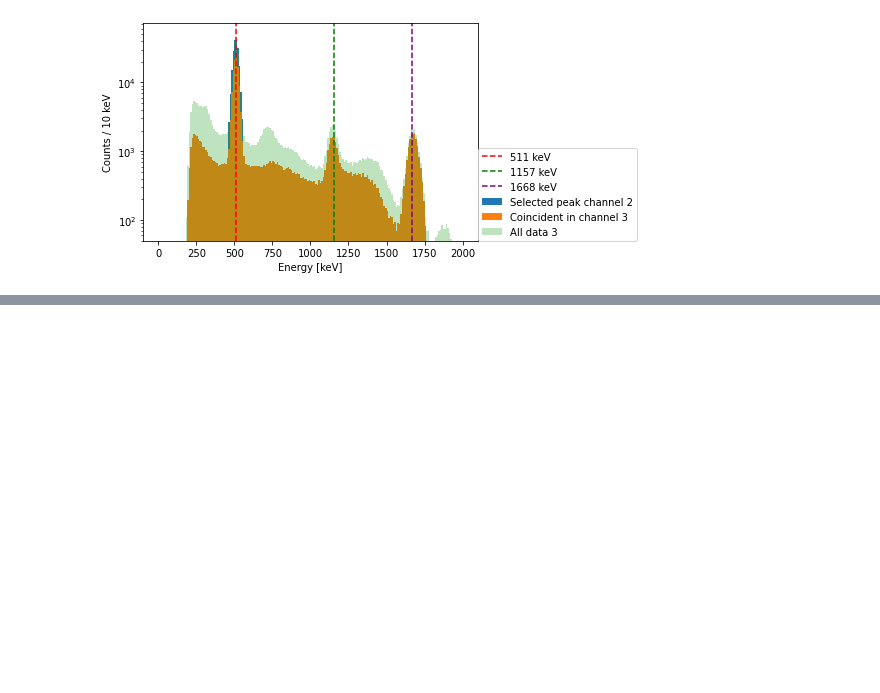
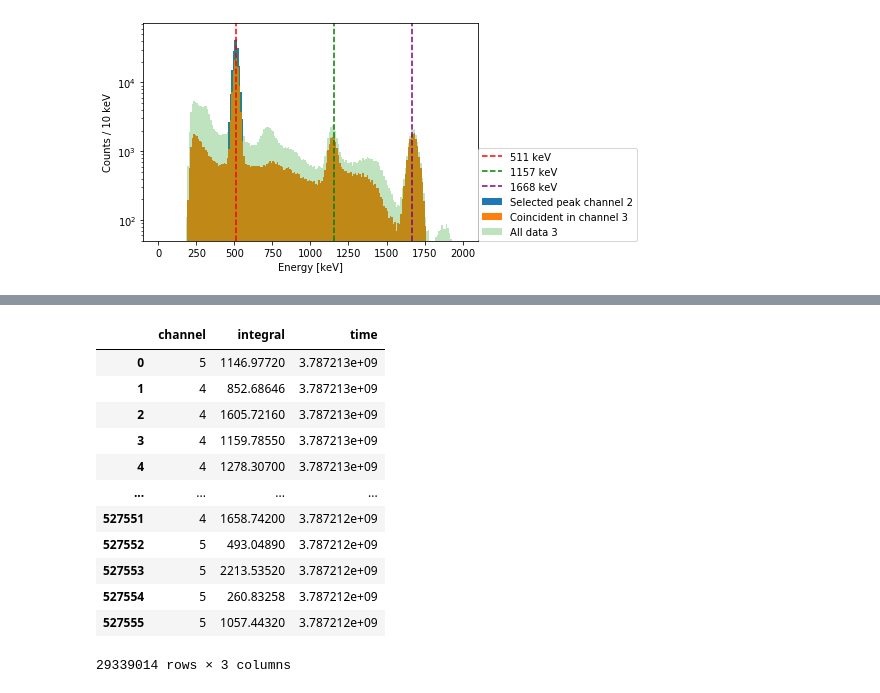
Before and after one commit to JoranAngevaare/RP2020, a Jupyter notebook: 01_coincidence_measurements/3. open_raw_root_and_ti44.ipynb, the cells around one changed output, grey strips where cells are left out. Saved outputs shown, nothing was run; the diff lists cells and outputs as text; code cells hidden in the pictures; blank space fills up the shorter version.

```diff
--- a/01_coincidence_measurements/3. open_raw_root_and_ti44.ipynb
+++ b/01_coincidence_measurements/3. open_raw_root_and_ti44.ipynb
@@ -217,0 +445,16 @@ plt.ylim(ymin=50);
+# %%
+combined_co60
+# %% [output]
+|  | channel | integral | time |
+| 0 | 5 | 1146.97720 | 3.787213e+09 |
+| 1 | 4 | 852.68646 | 3.787213e+09 |
+| 2 | 4 | 1605.72160 | 3.787213e+09 |
+| 3 | 4 | 1159.78550 | 3.787213e+09 |
+| 4 | 4 | 1278.30700 | 3.787213e+09 |
+| ... | ... | ... | ... |
+| 527551 | 4 | 1658.74200 | 3.787212e+09 |
+| 527552 | 5 | 493.04890 | 3.787212e+09 |
+| 527553 | 5 | 2213.53520 | 3.787212e+09 |
+| 527554 | 5 | 260.83258 | 3.787212e+09 |
+| 527555 | 5 | 1057.44320 | 3.787212e+09 |
+29339014 rows × 3 columns
```
Also changed, not shown: parts of 31 cells of this notebook, 1 other file.
